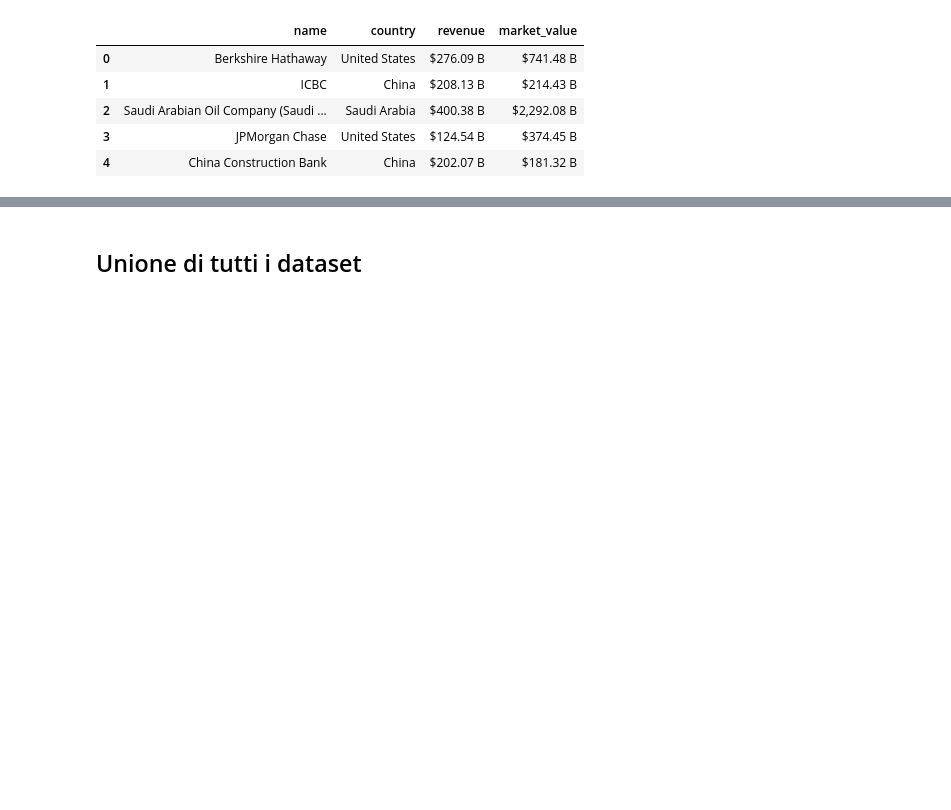
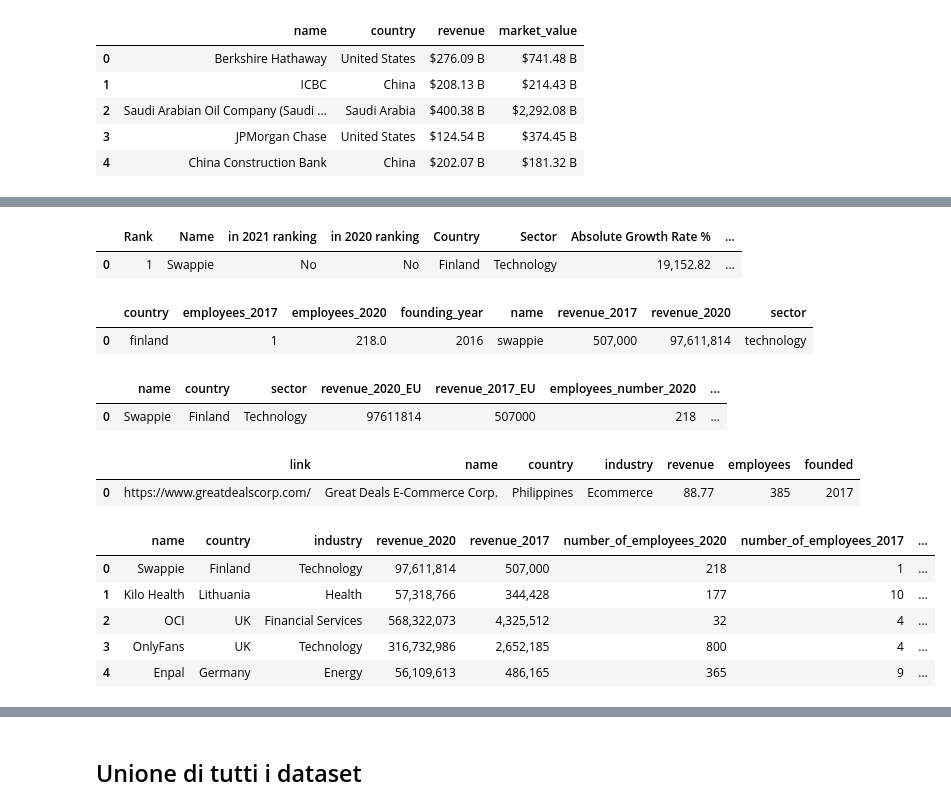
Before and after one commit to Elisabetta99/IDD_HW8, a Jupyter notebook: schemaAlignment.ipynb, the cells around one changed output, grey strips where cells are left out. Cells and saved outputs as stored; diff of their text form; code cells hidden in the pictures; blank space fills up the shorter version.

```diff
--- a/schemaAlignment.ipynb
+++ b/schemaAlignment.ipynb
@@ -388,0 +413,3 @@ with open('schemaAlignment/forbes.json', 'w') as f:
+# %%
+ft1 = pd.read_json('de-sources-2022-2023/ft.com/DDD-ft.com.json')
+ft1.head(1)
@@ -388,0 +419,38 @@ with open('schemaAlignment/forbes.json', 'w') as f:
+# %%
+ft2 = pd.read_json('de-sources-2022-2023/ft.com/FR-ft.json')
+ft2.head(1)
+# %% [output]
+|  | Rank | Name | in 2021 ranking | in 2020 ranking | Country | Sector | Absolute Growth Rate % | ... |
+| 0 | 1 | Swappie | No | No | Finland | Technology | 19,152.82 | ... |
+# %%
+ft3 = pd.read_json('de-sources-2022-2023/ft.com/silvestri-ft.com.json')
+ft3.head(1)
+# %% [output]
+|  | country | employees_2017 | employees_2020 | founding_year | name | revenue_2017 | revenue_2020 | sector |
+| 0 | finland | 1 | 218.0 | 2016 | swappie | 507,000 | 97,611,814 | technology |
+# %%
+ft4 = pd.read_json('de-sources-2022-2023/ft.com/gren-ft.com.json')
+ft4.head(1)
+# %% [output]
+|  | name | country | sector | revenue_2020_EU | revenue_2017_EU | employees_number_2020 | ... |
+| 0 | Swappie | Finland | Technology | 97611814 | 507000 | 218 | ... |
+# %%
+ft5 = pd.read_json('de-sources-2022-2023/ft.com/slytherin-ft.com.json')
+ft5.head(1)
+# %% [output]
+|  | link | name | country | industry | revenue | employees | founded |
+| 0 | https://www.greatdealscorp.com/ | Great Deals E-Commerce Corp. | Philippines | Ecommerce | 88.77 | 385 | 2017 |
+# %%
+ft1 = ft1.rename(columns={'Name':'name', 'revenue_2020_euro': 'revenue_2020', 'revenue_2017_euro':'revenue_2017', 'founding_year':'founded_year', 'sector':'industry'})
+
+ft1_toDrop = ['Unnamed: 0', 'absolute_growth_rate_pct', 'compound_annual_growth_rate_cagr_pct']
+ft1 = ft1.drop(ft1_toDrop, axis=1)
+
+ft1.head()
+# %% [output]
+|  | name | country | industry | revenue_2020 | revenue_2017 | number_of_employees_2020 | number_of_employees_2017 | ... |
+| 0 | Swappie | Finland | Technology | 97,611,814 | 507,000 | 218 | 1 | ... |
+| 1 | Kilo Health | Lithuania | Health | 57,318,766 | 344,428 | 177 | 10 | ... |
+| 2 | OCI | UK | Financial Services | 568,322,073 | 4,325,512 | 32 | 4 | ... |
+| 3 | OnlyFans | UK | Technology | 316,732,986 | 2,652,185 | 800 | 4 | ... |
+| 4 | Enpal | Germany | Energy | 56,109,613 | 486,165 | 365 | 9 | ... |
```
Also changed, not shown: parts of 11 cells of this notebook, 5 other files.
